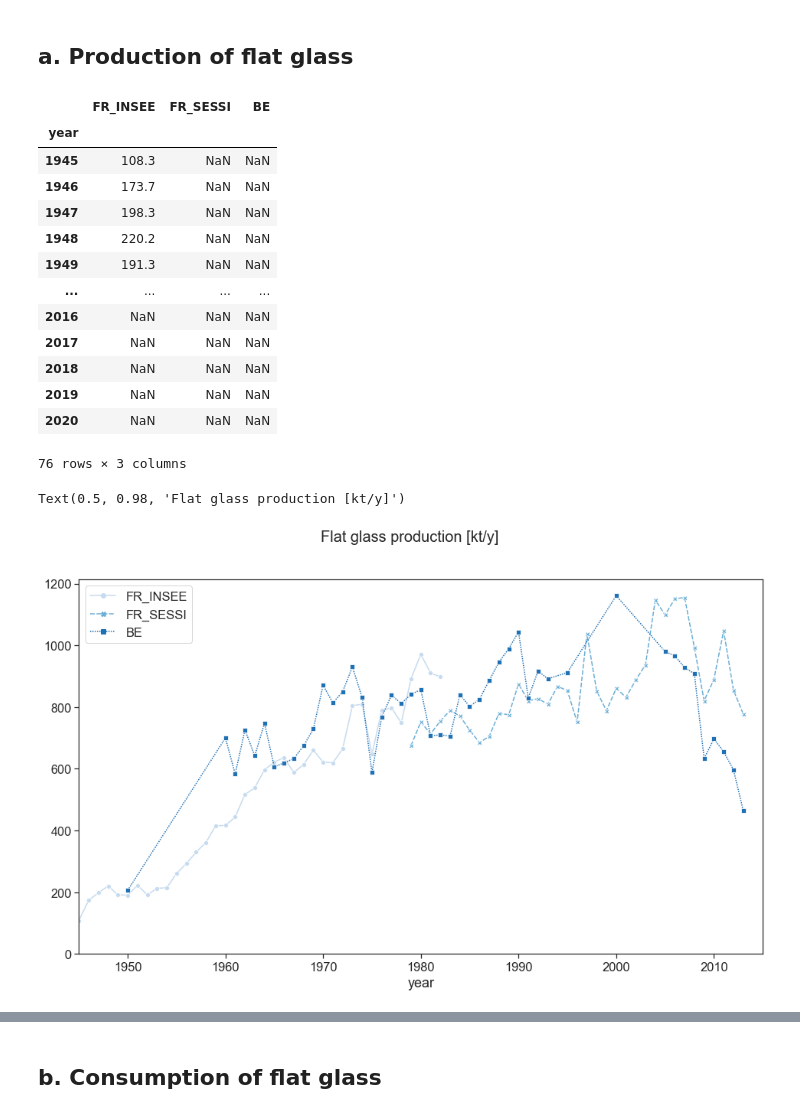
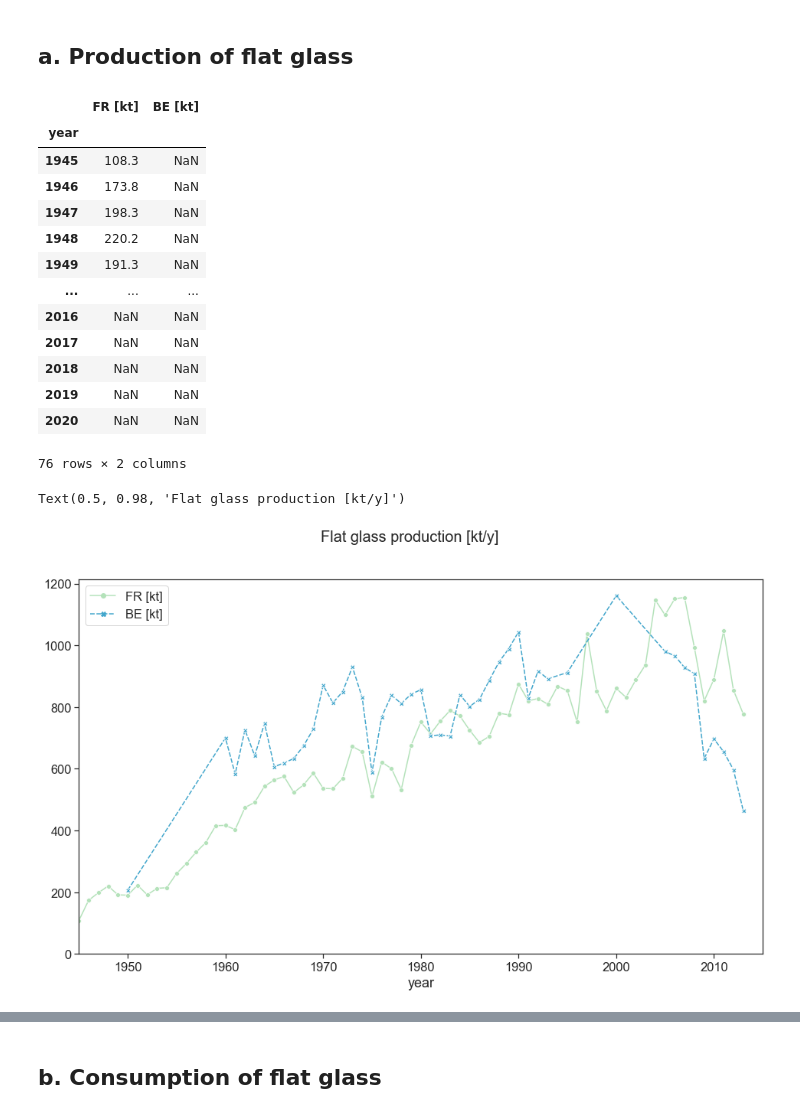
Before and after one commit to JeanSouv/01_MFA_GlassIndustry, a Jupyter notebook: MFA_FlatGlassIndustry.ipynb, the cells around one changed output, grey strips where cells are left out. Cells and saved outputs as stored; diff of their text form; code cells hidden in the pictures.

```diff
--- a/MFA_FlatGlassIndustry.ipynb
+++ b/MFA_FlatGlassIndustry.ipynb
@@ -58,40 +58,38 @@ FR_Prod = FR_data.parse('prod').set_index('year')
 BE_Prod = BE_data.parse('prod').set_index('year')
 
 #Creating a new DataFrame for Belgian and French flat glass production
-BE_FR_FlatGlassProd = FR_Prod[['flat glass INSEE, kt',
-                               'flat glass SESSI, kt']].copy()
-BE_FR_FlatGlassProd.rename(columns={'flat glass INSEE, kt':'FR_INSEE',
-                                    'flat glass SESSI, kt':'FR_SESSI'},
+BE_FR_FlatGlassProd = FR_Prod[['flat glass, kt']].copy()
+BE_FR_FlatGlassProd.rename(columns={'flat glass, kt':'FR [kt]'},
                            inplace=True)
 
-BE_FR_FlatGlassProd['BE'] = BE_Prod['flat glass, kt']
+BE_FR_FlatGlassProd['BE [kt]'] = BE_Prod['flat glass, kt']
 
 BE_FR_FlatGlassProd
 # %% [output]
-|  | FR_INSEE | FR_SESSI | BE |
-| year |  |  |  |
-| 1945 | 108.3 | NaN | NaN |
-| 1946 | 173.7 | NaN | NaN |
-| 1947 | 198.3 | NaN | NaN |
-| 1948 | 220.2 | NaN | NaN |
-| 1949 | 191.3 | NaN | NaN |
-| ... | ... | ... | ... |
-| 2016 | NaN | NaN | NaN |
-| 2017 | NaN | NaN | NaN |
-| 2018 | NaN | NaN | NaN |
-| 2019 | NaN | NaN | NaN |
-| 2020 | NaN | NaN | NaN |
+|  | FR [kt] | BE [kt] |
+| year |  |  |
+| 1945 | 108.3 | NaN |
+| 1946 | 173.8 | NaN |
+| 1947 | 198.3 | NaN |
+| 1948 | 220.2 | NaN |
+| 1949 | 191.3 | NaN |
+| ... | ... | ... |
+| 2016 | NaN | NaN |
+| 2017 | NaN | NaN |
+| 2018 | NaN | NaN |
+| 2019 | NaN | NaN |
+| 2020 | NaN | NaN |
-76 rows × 3 columns
+76 rows × 2 columns
 # %%
-#Plot FR and BE flat glass production
+#Plotting FR and BE flat glass production
 fig, ax = plt.subplots()
 
-sns.lineplot(data=BE_FR_FlatGlassProd, markers=True, palette="Blues")
+sns.lineplot(data=BE_FR_FlatGlassProd, markers=True, palette="GnBu")
 
 ax.set_xlim(1945,2015)
 ax.set_ylim(ymin=0)
 
 fig.suptitle('Flat glass production [kt/y]', fontsize = 20)
 # %% [output]
 Text(0.5, 0.98, 'Flat glass production [kt/y]')
-[figure, old version]
+[figure, new version]
```
Also changed, not shown: parts of 33 cells of this notebook, 4 other files.
